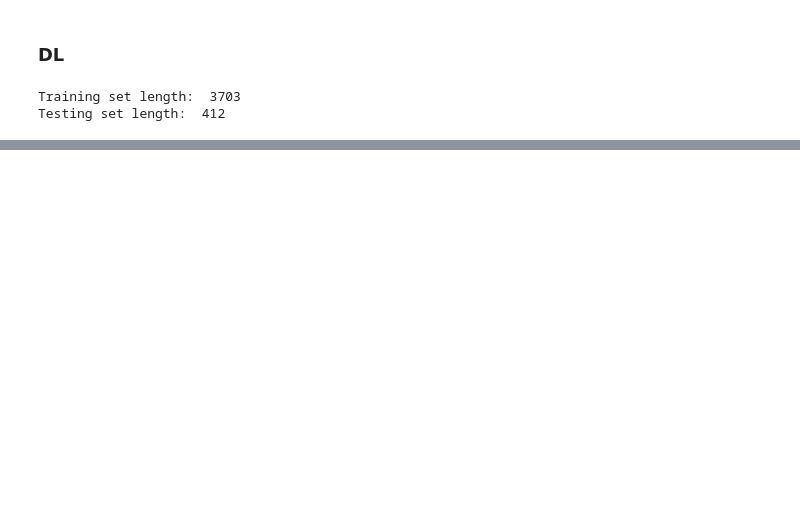
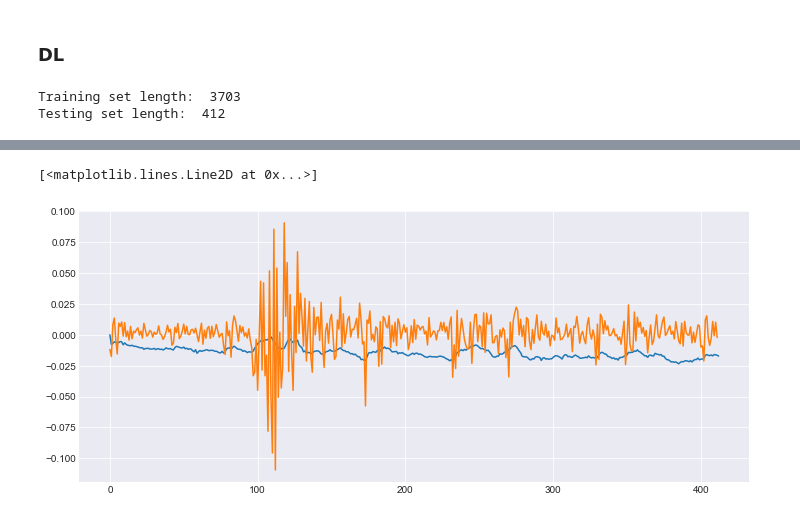
Before and after one commit to soheil-mpg/Automatic-Trading-with-RL, a Jupyter notebook: quantitative trading.ipynb, the cells around one changed output, grey strips where cells are left out. Saved outputs shown, nothing was run; the diff lists cells and outputs as text; code cells hidden in the pictures; blank space fills up the shorter version.

```diff
--- a/quantitative trading.ipynb
+++ b/quantitative trading.ipynb
@@ -987,0 +1156,22 @@ _________________________________________________________________
+# %%
+capital = 10000
+
+preds=[0]
+
+for index, i_row in df_scaled.iloc[index_to_cut:].iterrows():
+
+    input_ = i_row[:-1].to_numpy().reshape(-1, x_train.shape[1], 1)
+    output = i_row[-1:].values
+
+    preds.append(model.predict(input_)[0][0])
+
+    # Buy if we predict tomorrow the price will go up
+
+    # Short if we predict tomorrow the price will go down
+# %%
+plt.figure(figsize=(12, 5))
+plt.plot(preds)
+plt.plot(y_test)
+# %% [output]
+[<matplotlib.lines.Line2D at 0x...>]
+[figure, added]
```
Also changed, not shown: parts of 13 cells of this notebook.
